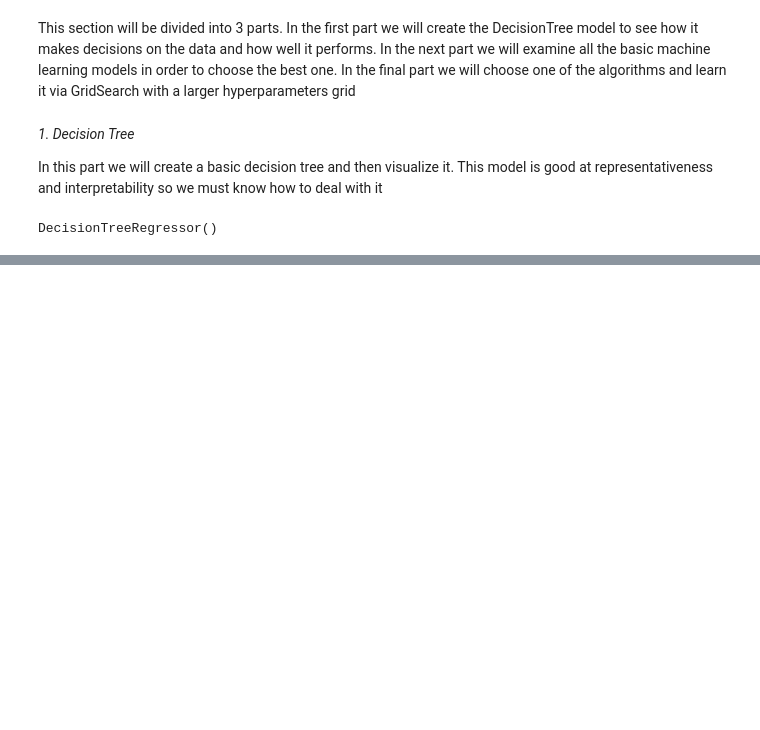
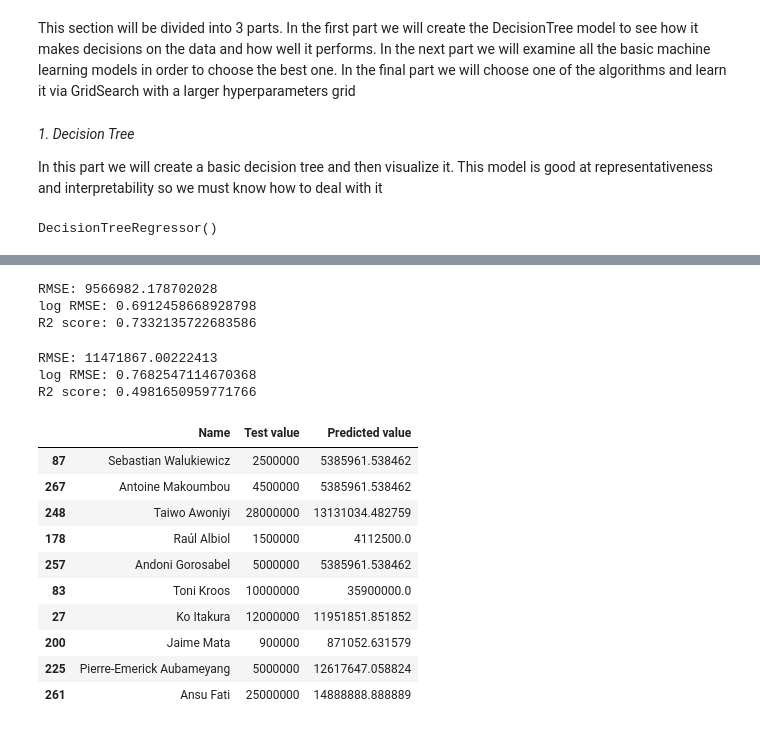
Before and after one commit to MorShow/players-market-value-prediction, a Jupyter notebook: project.ipynb, the cells around one changed output, grey strips where cells are left out. Cells and saved outputs as stored; diff of their text form; code cells hidden in the pictures; blank space fills up the shorter version.

```diff
--- a/project.ipynb
+++ b/project.ipynb
@@ -945,0 +1014,6 @@ display(answers.sample(50))
+# %%
+decision_tree_param_grid = {
+    'max_depth': [1, 3, 5, 7, 11, 13, 15],
+    'min_samples_split': sp_randint(2, 16),
+    'min_samples_leaf': sp_randint(2, 16)
+}
@@ -945,0 +1055,26 @@ display(answers.sample(50))
+# %%
+regression_metrics(best_decision_tree.predict(X_train), y_train)
+# %% [output]
+RMSE: 9566982.178702028
+log RMSE: 0.6912458668928798
+R2 score: 0.7332135722683586
+# %%
+regression_metrics(best_decision_tree.predict(X_test), y_test)
+# %% [output]
+RMSE: 11471867.00222413
+log RMSE: 0.7682547114670368
+R2 score: 0.4981650959771766
+# %%
+display(show_predictions(best_decision_tree).sample(10))
+# %% [output]
+|  | Name | Test value | Predicted value |
+| 87 | Sebastian Walukiewicz | 2500000 | 5385961.538462 |
+| 267 | Antoine Makoumbou | 4500000 | 5385961.538462 |
+| 248 | Taiwo Awoniyi | 28000000 | 13131034.482759 |
+| 178 | Raúl Albiol | 1500000 | 4112500.0 |
+| 257 | Andoni Gorosabel | 5000000 | 5385961.538462 |
+| 83 | Toni Kroos | 10000000 | 35900000.0 |
+| 27 | Ko Itakura | 12000000 | 11951851.851852 |
+| 200 | Jaime Mata | 900000 | 871052.631579 |
+| 225 | Pierre-Emerick Aubameyang | 5000000 | 12617647.058824 |
+| 261 | Ansu Fati | 25000000 | 14888888.888889 |
```
Also changed, not shown: parts of 46 cells of this notebook.
